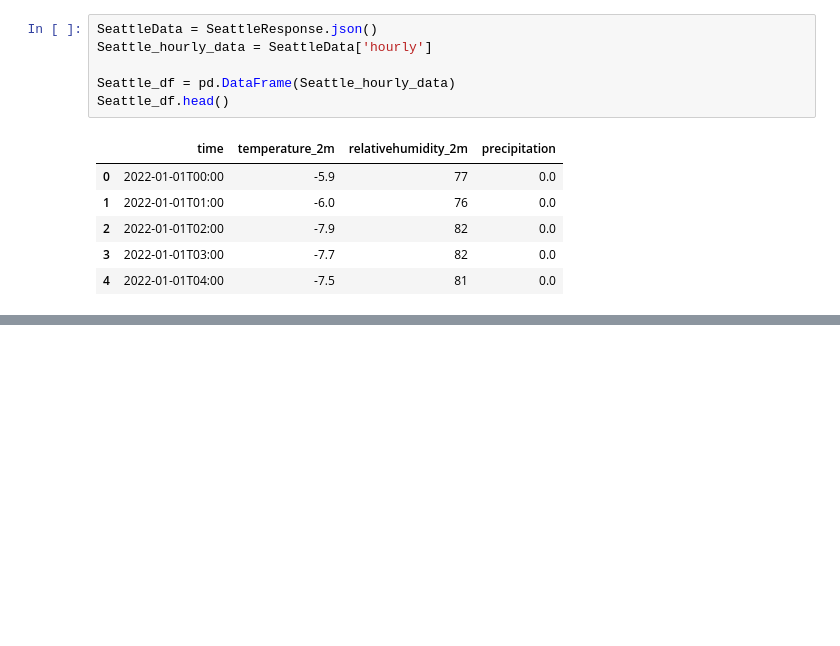
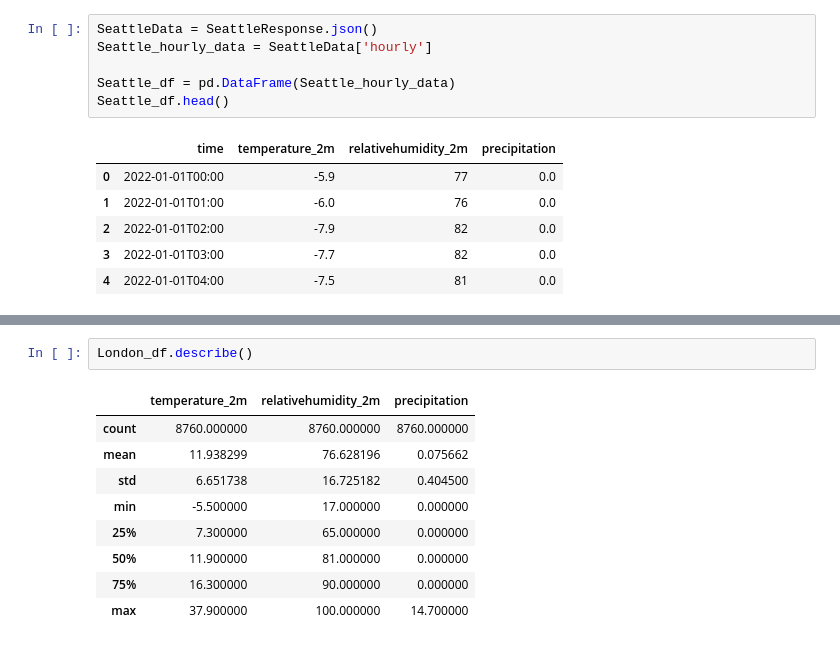
Before and after one commit to duskydreams/api-data-wrangling, a Jupyter notebook: api_data_wrangling.ipynb, the cells around one changed output, grey strips where cells are left out. Cells and saved outputs as stored; diff of their text form; blank space fills up the shorter version.

```diff
--- a/api_data_wrangling.ipynb
+++ b/api_data_wrangling.ipynb
@@ -392,0 +443,12 @@ Seattle_df.head()
+# %%
+London_df.describe()
+# %% [output]
+|  | temperature_2m | relativehumidity_2m | precipitation |
+| count | 8760.000000 | 8760.000000 | 8760.000000 |
+| mean | 11.938299 | 76.628196 | 0.075662 |
+| std | 6.651738 | 16.725182 | 0.404500 |
+| min | -5.500000 | 17.000000 | 0.000000 |
+| 25% | 7.300000 | 65.000000 | 0.000000 |
+| 50% | 11.900000 | 81.000000 | 0.000000 |
+| 75% | 16.300000 | 90.000000 | 0.000000 |
+| max | 37.900000 | 100.000000 | 14.700000 |
```
Also changed, not shown: parts of 9 cells of this notebook.
